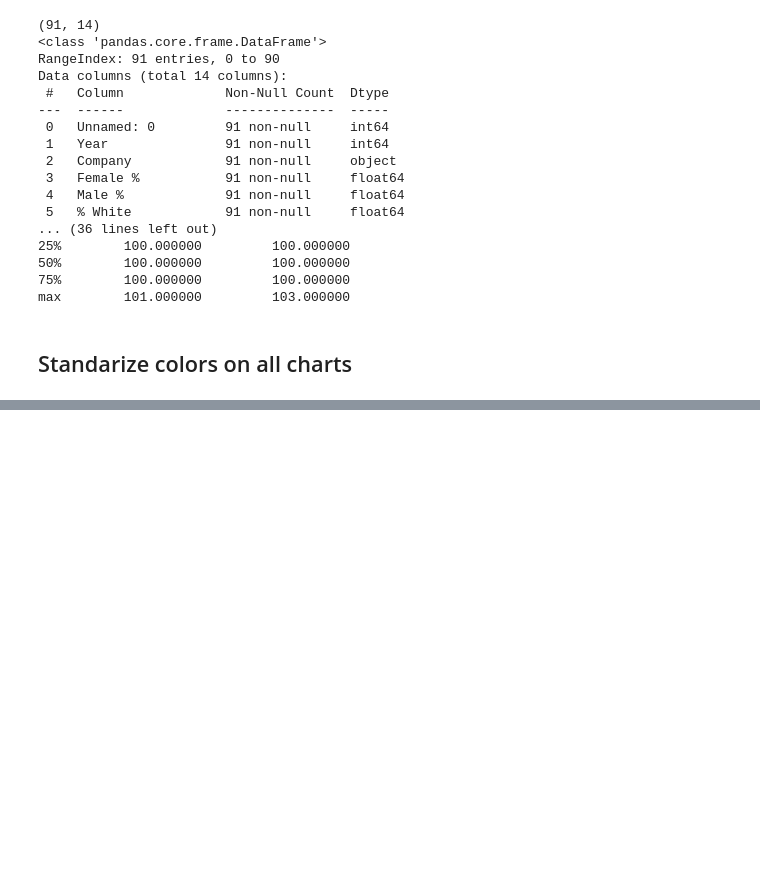
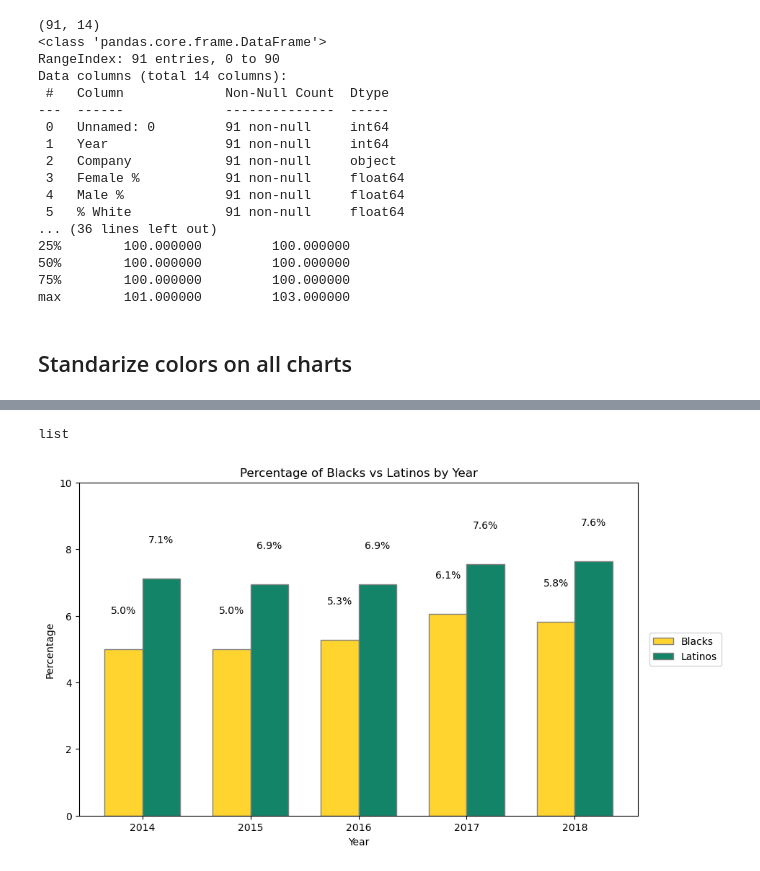
Before and after one commit to AIDecisions/project-1-group-15, a Jupyter notebook: 4-Q3-Black and Latino people over time/black_and_latino_people_over_time.ipynb, the cells around one changed output, grey strips where cells are left out. Cells and saved outputs as stored; diff of their text form; code cells hidden in the pictures; blank space fills up the shorter version.

```diff
--- a/4-Q3-Black and Latino people over time/black_and_latino_people_over_time.ipynb
+++ b/4-Q3-Black and Latino people over time/black_and_latino_people_over_time.ipynb
@@ -85,0 +63,4 @@ plt.show()
+# %%
+# Creating df per black and per latino per year
+average_df = df.pivot_table(index='Year', values=['% Latino', '% Black'], aggfunc='mean')
+average_df
@@ -85,0 +75,45 @@ plt.show()
+# %%
+black_percent = average_df['% Black'].to_list()
+type(black_percent)
+# %% [output]
+list
+# %%
+# Creating double bar graph for black and latino per year
+# Defining the values
+years = average_df.index
+black_percent = average_df['% Black'].to_list()
+latino_percent = average_df['% Latino'].to_list()
+black_color = diversity_colors['% Black']
+latino_color = diversity_colors['% Latino']
+
+# Set the width of the bars
+bar_width = 0.35
+plt.figure(figsize=(10, 6))
+
+# Set the position of the bars on the x-axis
+r1 = np.arange(len(years))
+r2 = [x + bar_width for x in r1]
+
+# Create a bar chart with bars next to each other
+plt.bar(r1, black_percent, color=black_color, width=bar_width, edgecolor='grey', label='Blacks')
+plt.bar(r2, latino_percent, color=latino_color, width=bar_width, edgecolor='grey', label='Latinos')
+
+# Add labels for the percentages
+for i in range(len(years)):
+    plt.text(r1[i], black_percent[i] + 1, f"{np.round(black_percent[i],1)}%", ha='center', va='bottom', color='black')
+    plt.text(r2[i], latino_percent[i] + 1, f"{np.round(latino_percent[i],1)}%", ha='center', va='bottom', color='black')
+
+# Add labels and title
+plt.xlabel('Year')
+plt.ylabel('Percentage')
+plt.title('Percentage of Blacks vs Latinos by Year')
+plt.xticks([r + bar_width/2 for r in range(len(years))], years)
+plt.legend(loc = (1.02, 0.45))
+plt.ylim(0, 10)
+
+
+# Show the plot
+plt.savefig("./images/BlacksVsLatinos.png")
+plt.show()
+# %% [output]
+[figure, added]
```
Also changed, not shown: parts of 4 cells of this notebook, 43 other files.
